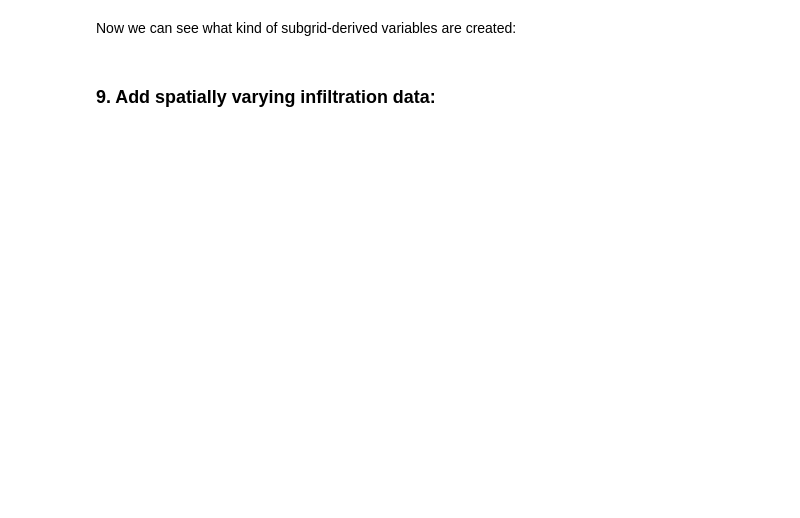
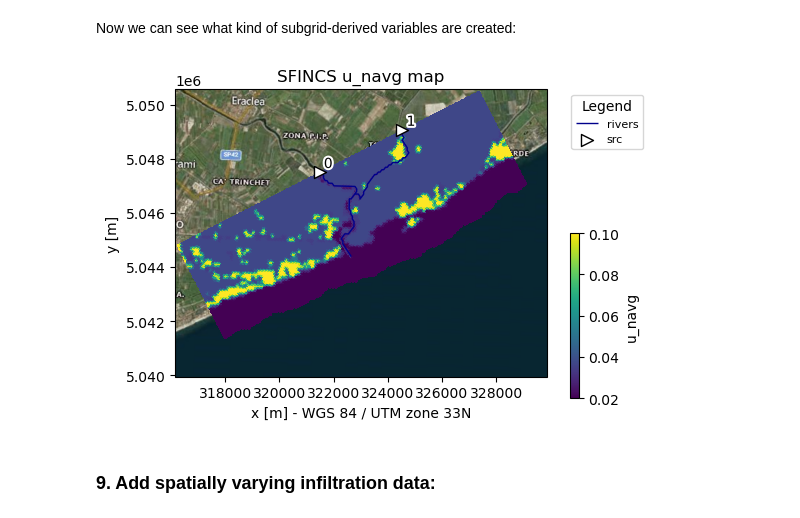
Before and after one commit to Deltares/hydromt_sfincs, a Jupyter notebook: examples/build_from_script.ipynb, the cells around one changed output. Saved outputs shown, nothing was run; the diff lists cells and outputs as text; code cells hidden in the pictures; blank space fills up the shorter version.

```diff
--- a/examples/build_from_script.ipynb
+++ b/examples/build_from_script.ipynb
@@ -303,11 +429,13 @@ Now we can see what kind of subgrid-derived variables are created:
 # %%
 # uncomment to see the subgrid table variales
 sf.subgrid.data
 
 # we can plot the 2D subgrid variables
 _ = sf.plot_basemap(
-    variable=sf.subgrid.data["z_zmin"], plot_bounds=False, bmap="sat", zoomlevel=12
+    variable=sf.subgrid.data["u_navg"], plot_bounds=False, bmap="sat", zoomlevel=12
 )
+# %% [output]
+[figure, added]
 # %% [markdown]
 ### 9. Add spatially varying infiltration data:
 # %%
```
Also changed, not shown: parts of 34 cells of this notebook, 3 other files.
